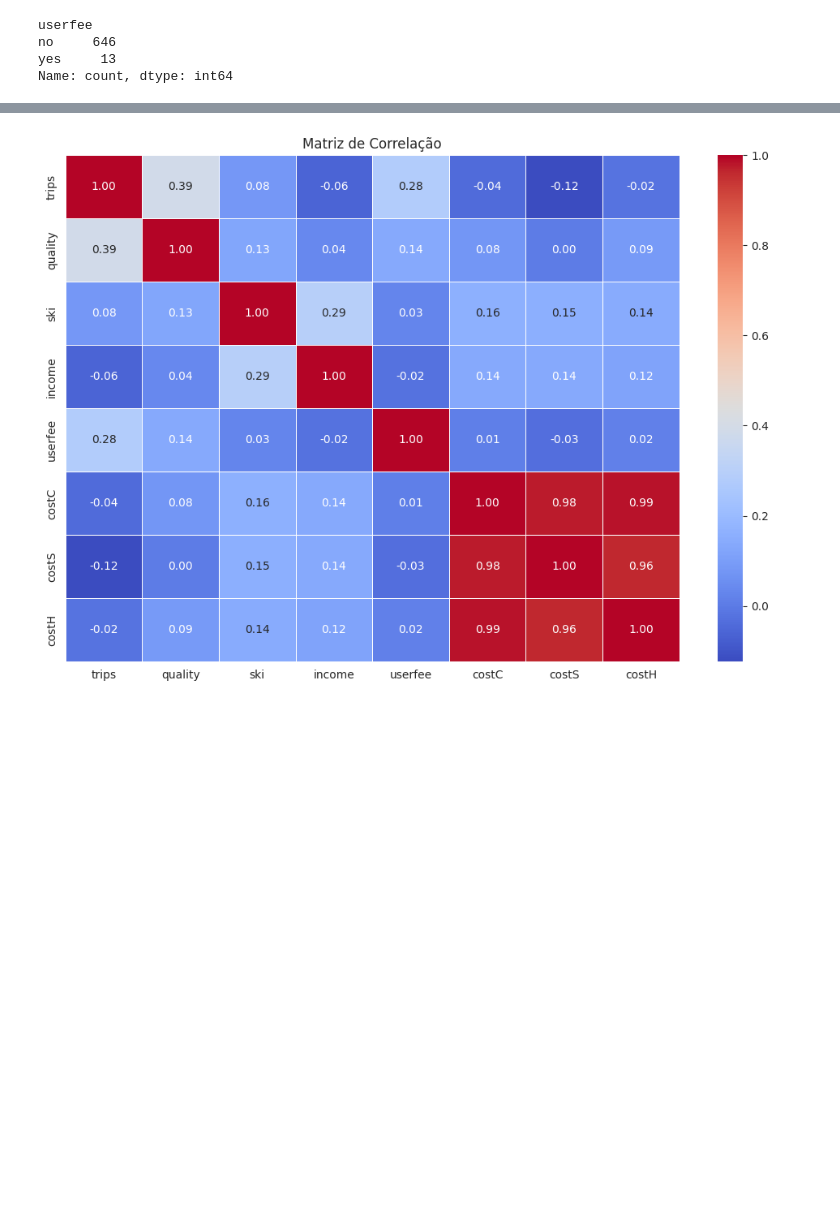
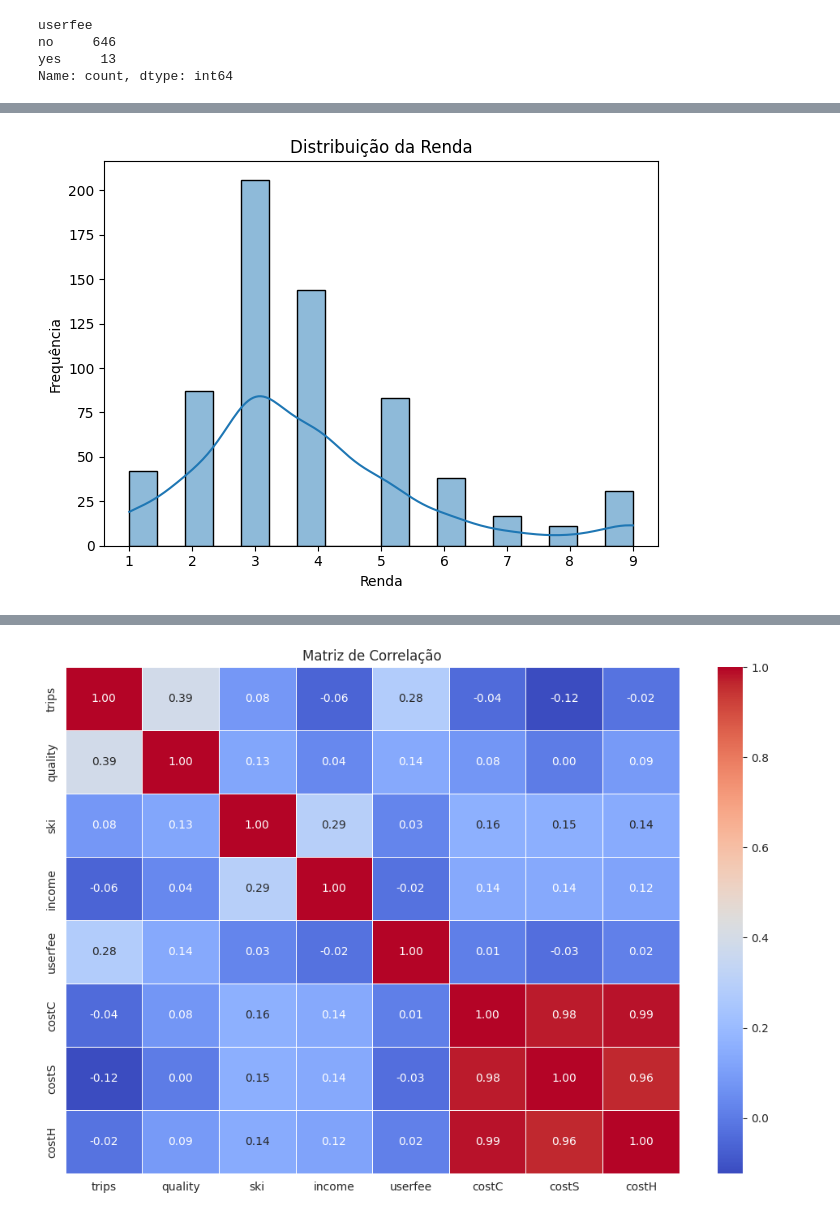
Before and after one commit to scrocha/modelagem-estatistica-A2, a Jupyter notebook: trabalho.ipynb, the cells around one changed output, grey strips where cells are left out. Saved outputs shown, nothing was run; the diff lists cells and outputs as text; code cells hidden in the pictures; blank space fills up the shorter version.

```diff
--- a/trabalho.ipynb
+++ b/trabalho.ipynb
@@ -109,0 +128,9 @@ correlation_matrix = data.corr()
+# %%
+sns.histplot(data["income"], kde=True)
+plt.title("Distribuição da Renda")
+plt.xlabel("Renda")
+plt.ylabel("Frequência")
+plt.tight_layout()
+plt.show()
+# %% [output]
+[figure, added]
```
Also changed, not shown: parts of 6 cells of this notebook.
